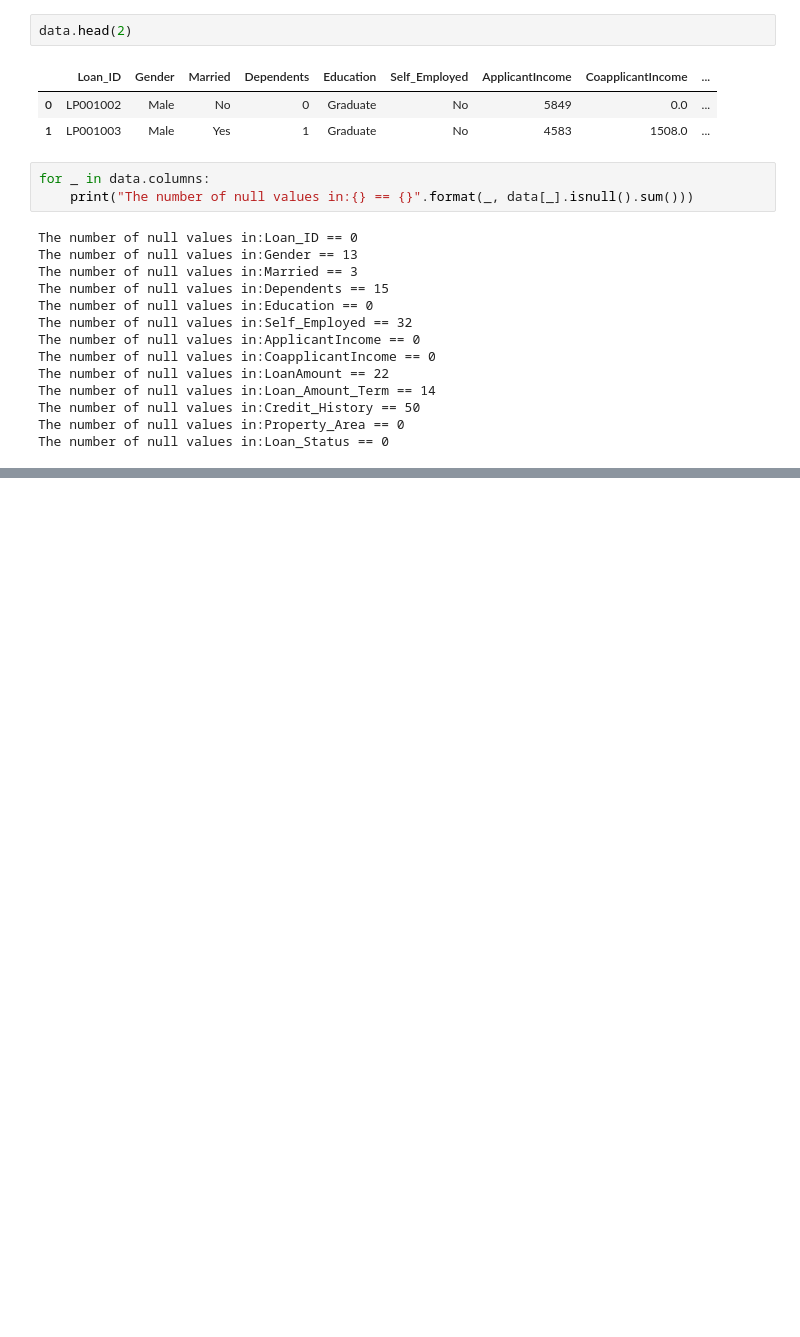
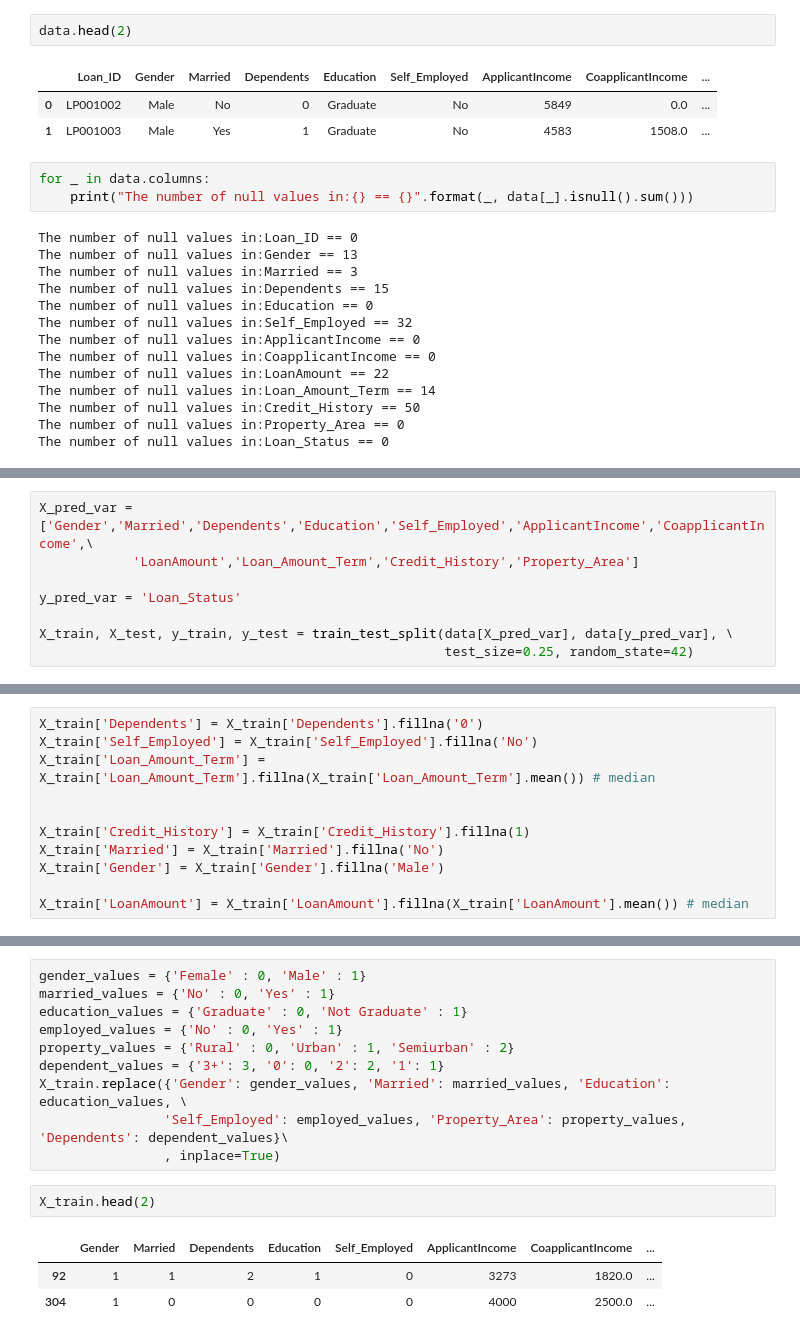
Before and after one commit to pedrocarvalhodev/flask_api, a Jupyter notebook: notebooks/S1_Clean.ipynb, the cells around one changed output, grey strips where cells are left out. Saved outputs shown, nothing was run; the diff lists cells and outputs as text; blank space fills up the shorter version.

```diff
--- a/notebooks/S1_Clean.ipynb
+++ b/notebooks/S1_Clean.ipynb
@@ -32,0 +99,8 @@ The number of null values in:Loan_Status == 0
+# %%
+X_pred_var = ['Gender','Married','Dependents','Education','Self_Employed','ApplicantIncome','CoapplicantIncome',\
+            'LoanAmount','Loan_Amount_Term','Credit_History','Property_Area']
+
+y_pred_var = 'Loan_Status'
+
+X_train, X_test, y_train, y_test = train_test_split(data[X_pred_var], data[y_pred_var], \
+                                                    test_size=0.25, random_state=42)
@@ -32,0 +109,11 @@ The number of null values in:Loan_Status == 0
+# %%
+X_train['Dependents'] = X_train['Dependents'].fillna('0')
+X_train['Self_Employed'] = X_train['Self_Employed'].fillna('No')
+X_train['Loan_Amount_Term'] = X_train['Loan_Amount_Term'].fillna(X_train['Loan_Amount_Term'].mean()) # median
+
+
+X_train['Credit_History'] = X_train['Credit_History'].fillna(1)
+X_train['Married'] = X_train['Married'].fillna('No')
+X_train['Gender'] = X_train['Gender'].fillna('Male')
+
+X_train['LoanAmount'] = X_train['LoanAmount'].fillna(X_train['LoanAmount'].mean()) # median
@@ -32,0 +134,16 @@ The number of null values in:Loan_Status == 0
+# %%
+gender_values = {'Female' : 0, 'Male' : 1}
+married_values = {'No' : 0, 'Yes' : 1}
+education_values = {'Graduate' : 0, 'Not Graduate' : 1}
+employed_values = {'No' : 0, 'Yes' : 1}
+property_values = {'Rural' : 0, 'Urban' : 1, 'Semiurban' : 2}
+dependent_values = {'3+': 3, '0': 0, '2': 2, '1': 1}
+X_train.replace({'Gender': gender_values, 'Married': married_values, 'Education': education_values, \
+                'Self_Employed': employed_values, 'Property_Area': property_values, 'Dependents': dependent_values}\
+                , inplace=True)
+# %%
+X_train.head(2)
+# %% [output]
+|  | Gender | Married | Dependents | Education | Self_Employed | ApplicantIncome | CoapplicantIncome | ... |
+| 92 | 1 | 1 | 2 | 1 | 0 | 3273 | 1820.0 | ... |
+| 304 | 1 | 0 | 0 | 0 | 0 | 4000 | 2500.0 | ... |
```
Also changed, not shown: parts of 66 cells of this notebook, 4 other files.
